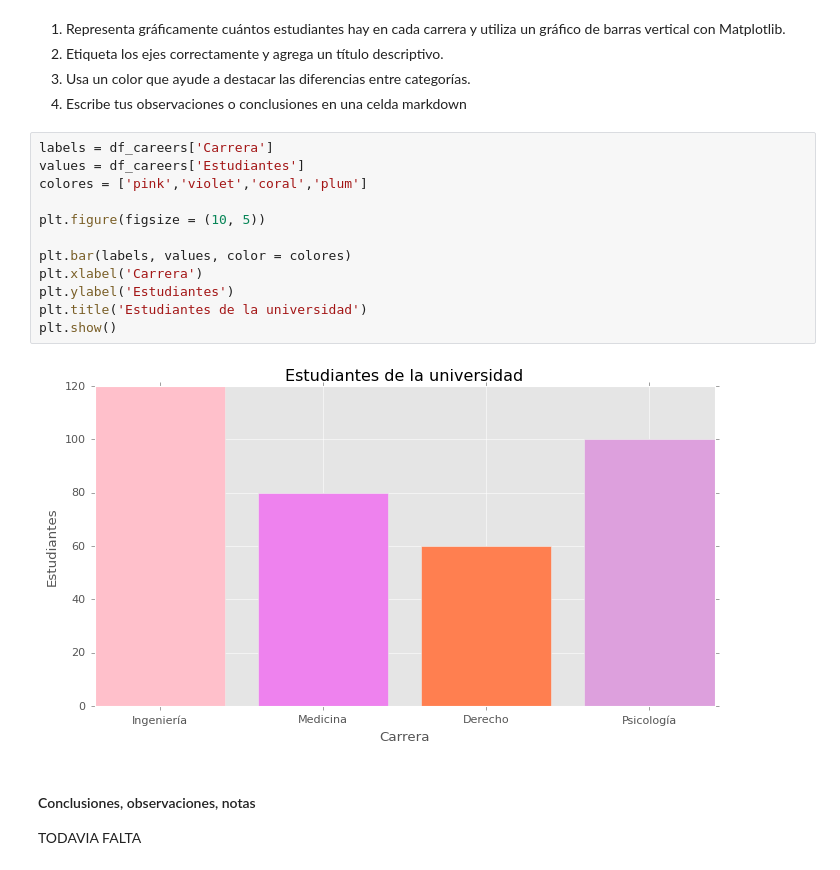
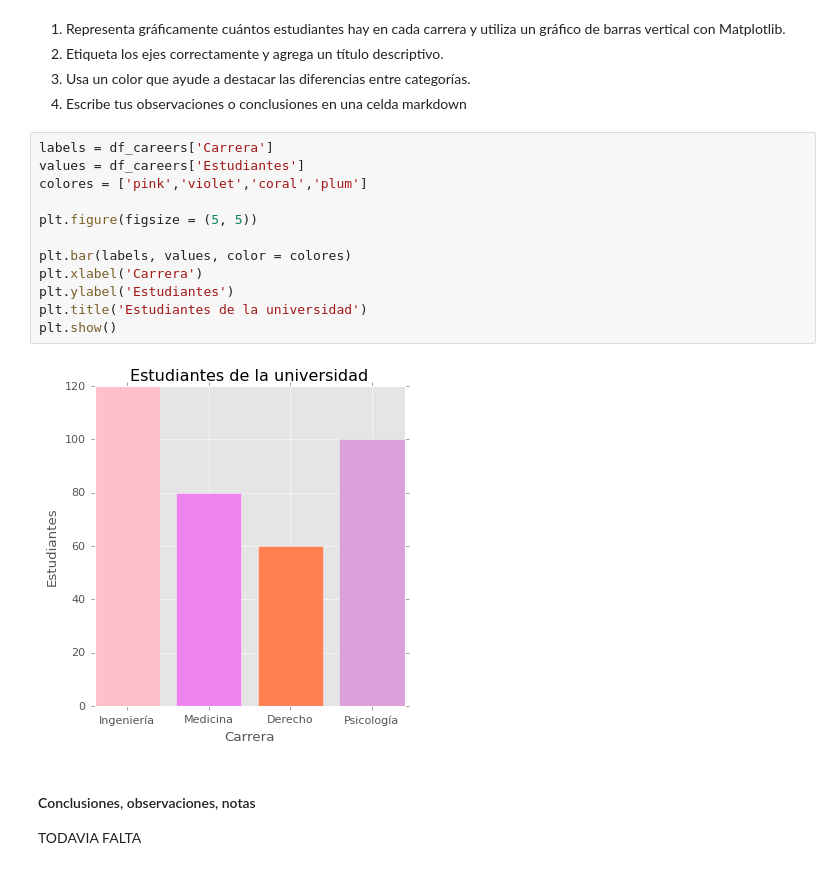
Before and after one commit to 4GeeksAcademy/inetke-proyecto-visualizacion, a Jupyter notebook: notebook/03-project-visualization.ipynb, the cells around one changed output. Cells and saved outputs as stored; diff of their text form.

```diff
--- a/notebook/03-project-visualization.ipynb
+++ b/notebook/03-project-visualization.ipynb
@@ -94,17 +94,17 @@ df_careers
 # %%
 labels = df_careers['Carrera']
 values = df_careers['Estudiantes']
 colores = ['pink','violet','coral','plum']
 
-plt.figure(figsize = (10, 5))
+plt.figure(figsize = (5, 5))
 
 plt.bar(labels, values, color = colores)
 plt.xlabel('Carrera')
 plt.ylabel('Estudiantes')
 plt.title('Estudiantes de la universidad')
 plt.show()
 # %% [output]
-[figure, old version]
+[figure, new version]
 # %% [markdown]
 #### Conclusiones, observaciones, notas
 TODAVIA FALTA
```
Also changed, not shown: parts of 5 cells of this notebook.
